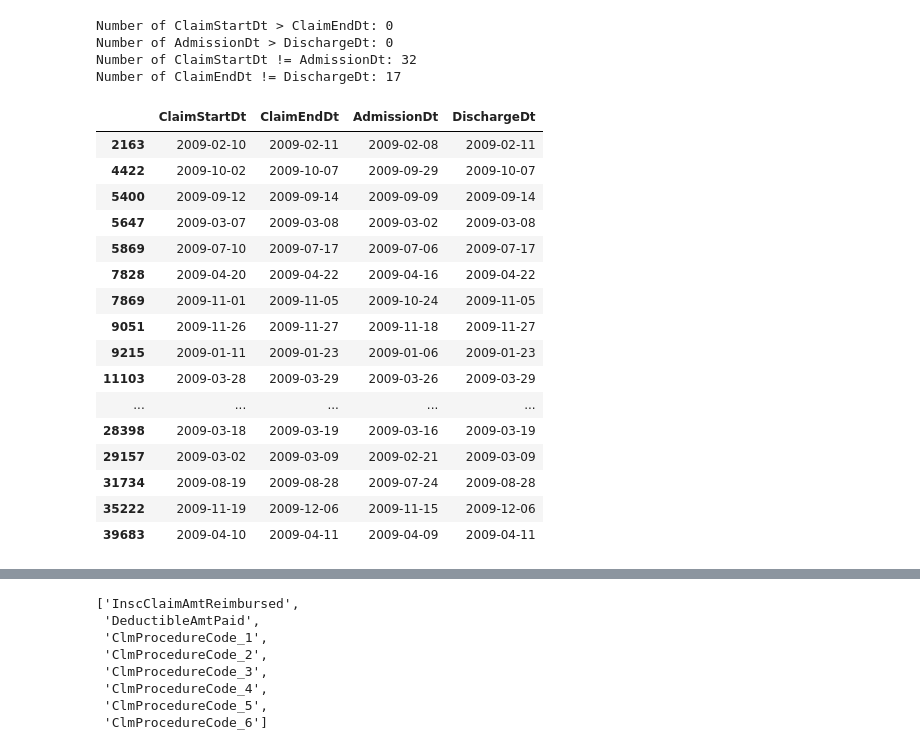
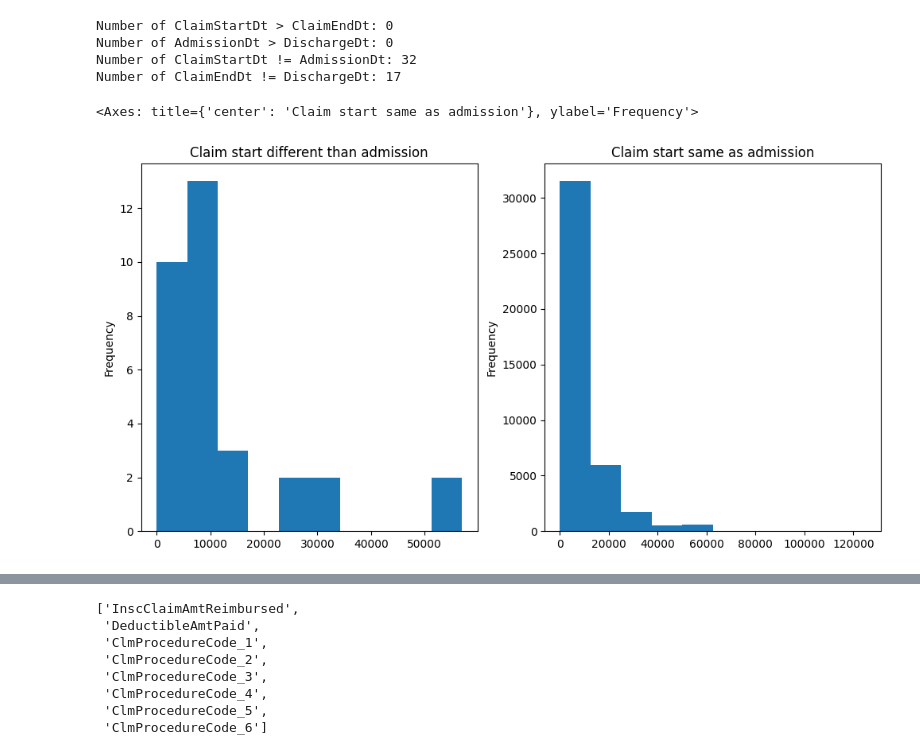
Before and after one commit to bkdevart/health_claims, a Jupyter notebook: health-claims.ipynb, the cells around one changed output, grey strips where cells are left out. Drawn from its saved outputs; the diff is of its cells as text; code cells hidden in the pictures.

Commit message:
Kaggle Notebook | health_claims | Frequency graphs for date discrepancies

```diff
--- a/health-claims.ipynb
+++ b/health-claims.ipynb
@@ -60,24 +61,19 @@ Number of ClaimStartDt > ClaimEndDt: 0
 Number of AdmissionDt > DischargeDt: 0
 Number of ClaimStartDt != AdmissionDt: 32
 Number of ClaimEndDt != DischargeDt: 17
-# %%
-# TODO: look at some of the claim dates that don't match admission/discharge dates
-df_inpatient[df_inpatient['ClaimStartDt'] != df_inpatient['AdmissionDt']][date_cols]
-# %% [output]
-|  | ClaimStartDt | ClaimEndDt | AdmissionDt | DischargeDt |
-| 2163 | 2009-02-10 | 2009-02-11 | 2009-02-08 | 2009-02-11 |
-| 4422 | 2009-10-02 | 2009-10-07 | 2009-09-29 | 2009-10-07 |
-| 5400 | 2009-09-12 | 2009-09-14 | 2009-09-09 | 2009-09-14 |
-| 5647 | 2009-03-07 | 2009-03-08 | 2009-03-02 | 2009-03-08 |
-| 5869 | 2009-07-10 | 2009-07-17 | 2009-07-06 | 2009-07-17 |
-| 7828 | 2009-04-20 | 2009-04-22 | 2009-04-16 | 2009-04-22 |
-| 7869 | 2009-11-01 | 2009-11-05 | 2009-10-24 | 2009-11-05 |
-| 9051 | 2009-11-26 | 2009-11-27 | 2009-11-18 | 2009-11-27 |
-| 9215 | 2009-01-11 | 2009-01-23 | 2009-01-06 | 2009-01-23 |
-| 11103 | 2009-03-28 | 2009-03-29 | 2009-03-26 | 2009-03-29 |
-| ... | ... | ... | ... | ... |
-| 28398 | 2009-03-18 | 2009-03-19 | 2009-03-16 | 2009-03-19 |
-| 29157 | 2009-03-02 | 2009-03-09 | 2009-02-21 | 2009-03-09 |
-| 31734 | 2009-08-19 | 2009-08-28 | 2009-07-24 | 2009-08-28 |
-| 35222 | 2009-11-19 | 2009-12-06 | 2009-11-15 | 2009-12-06 |
-| 39683 | 2009-04-10 | 2009-04-11 | 2009-04-09 | 2009-04-11 |
+# %%
+# TODO: look at some of the claim dates that don't match admission/discharge dates
+df_inpatient['admin_claim_start_equal'] = df_inpatient['ClaimStartDt'] == df_inpatient['AdmissionDt']
+df_inpatient['discharge_claim_end_equal'] = df_inpatient['ClaimEndDt'] == df_inpatient['DischargeDt']
+
+# look at inconsistent claim starts reimbursals
+fig, axes = plt.subplots(nrows=1, ncols=2, figsize=(12, 6))
+df_inpatient[~df_inpatient['admin_claim_start_equal']]['InscClaimAmtReimbursed'].plot(kind='hist',
+                                                                                      title='Claim start different than admission',
+                                                                                      ax=axes[0])
+df_inpatient[df_inpatient['admin_claim_start_equal']]['InscClaimAmtReimbursed'].plot(kind='hist',
+                                                                                     title='Claim start same as admission',
+                                                                                     ax=axes[1])
+# %% [output]
+<Axes: title={'center': 'Claim start same as admission'}, ylabel='Frequency'>
+[figure, added]
```
Also changed, not shown: parts of 2 cells of this notebook.
